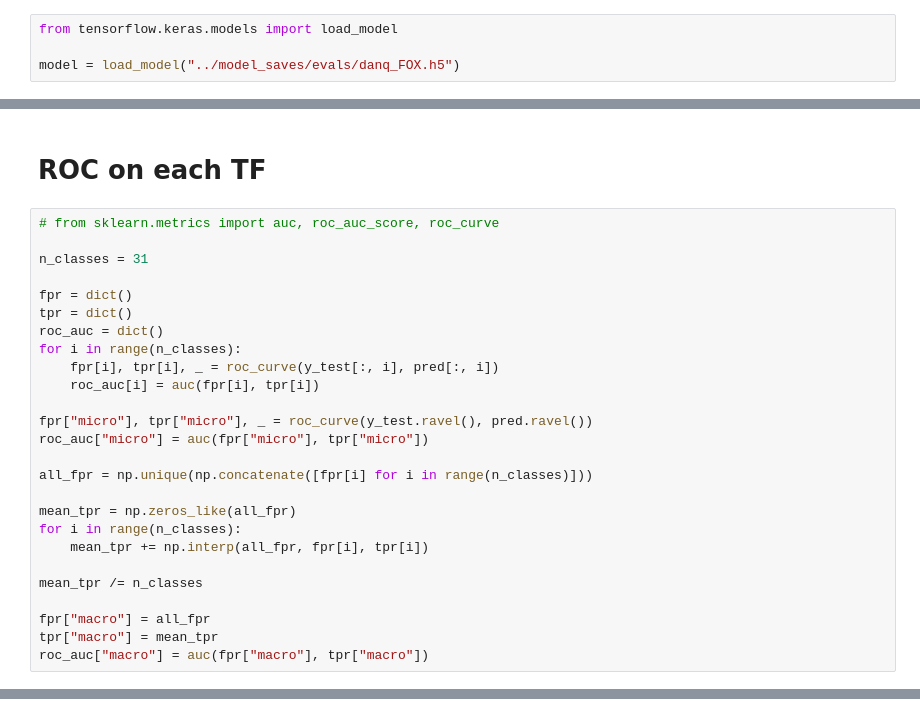
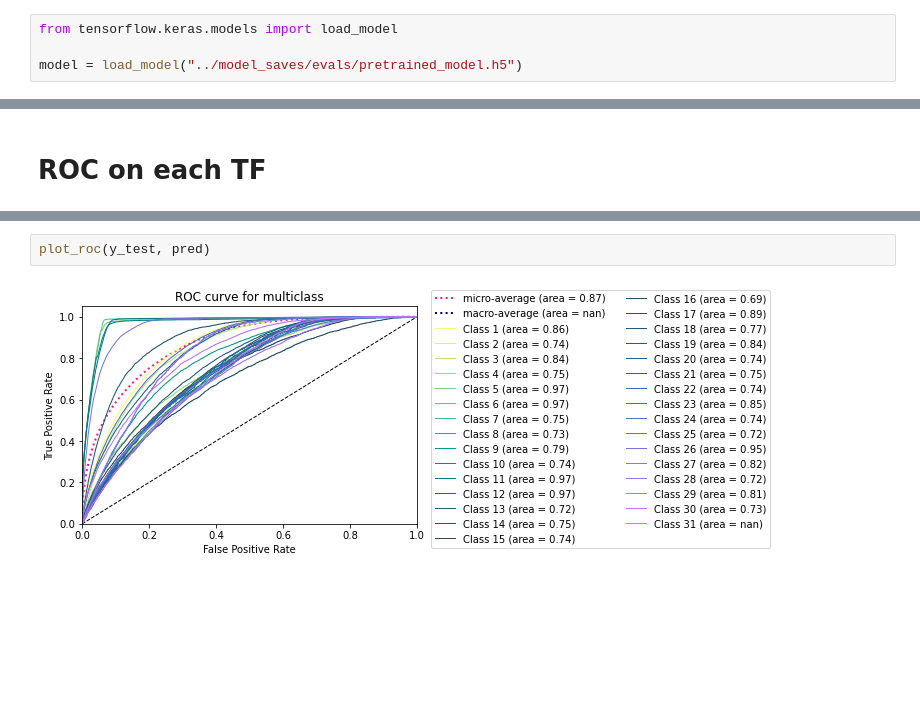
Before and after one commit to ManiacMaxo/Thesis, a Jupyter notebook: src/DanQ.ipynb, the cells around one changed output, grey strips where cells are left out. Drawn from its saved outputs; the diff is of its cells as text; blank space fills up the shorter version.

```diff
--- a/src/DanQ.ipynb
+++ b/src/DanQ.ipynb
@@ -124,34 +124,8 @@ model.save(f"../model_saves/evals/{model.name}.h5")
 # %%
 from tensorflow.keras.models import load_model
 
-model = load_model("../model_saves/evals/danq_FOX.h5")
+model = load_model("../model_saves/evals/pretrained_model.h5")
 # %%
 pred = model.predict(X_test)
 # %% [markdown]
 # ROC on each TF
-# %%
-# from sklearn.metrics import auc, roc_auc_score, roc_curve
-
-n_classes = 31
-
-fpr = dict()
-tpr = dict()
-roc_auc = dict()
-for i in range(n_classes):
-    fpr[i], tpr[i], _ = roc_curve(y_test[:, i], pred[:, i])
-    roc_auc[i] = auc(fpr[i], tpr[i])
-
-fpr["micro"], tpr["micro"], _ = roc_curve(y_test.ravel(), pred.ravel())
-roc_auc["micro"] = auc(fpr["micro"], tpr["micro"])
-
-all_fpr = np.unique(np.concatenate([fpr[i] for i in range(n_classes)]))
-
-mean_tpr = np.zeros_like(all_fpr)
-for i in range(n_classes):
-    mean_tpr += np.interp(all_fpr, fpr[i], tpr[i])
-
-mean_tpr /= n_classes
-
-fpr["macro"] = all_fpr
-tpr["macro"] = mean_tpr
-roc_auc["macro"] = auc(fpr["macro"], tpr["macro"])
@@ -230,0 +244,4 @@ plt.show()
+# %%
+plot_roc(y_test, pred)
+# %% [output]
+[figure, added]
```
Also changed, not shown: parts of 2 cells of this notebook, 4 other files.
